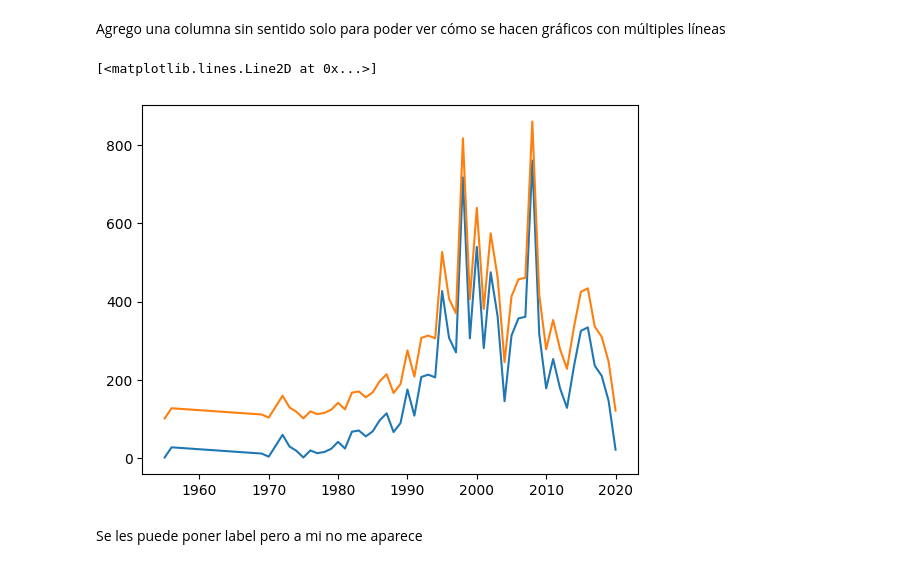
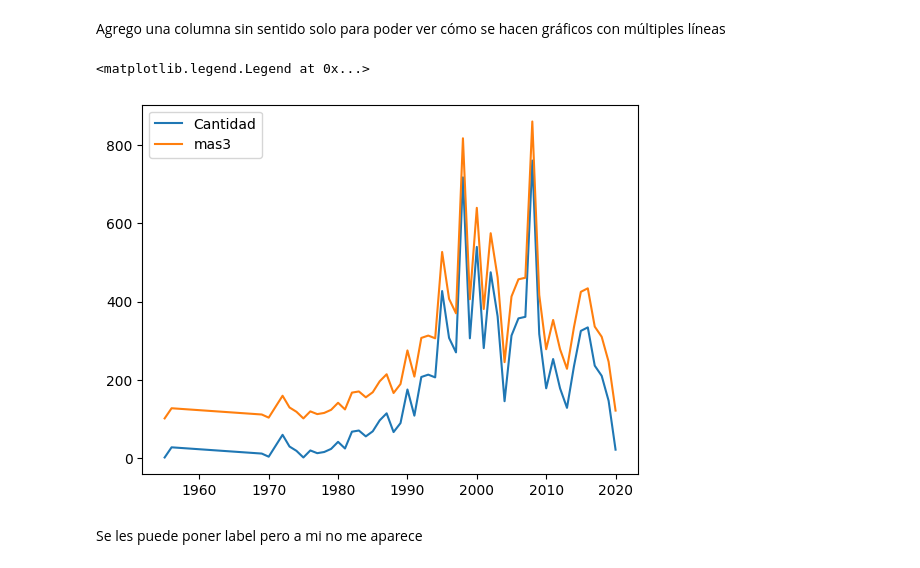
Before and after one commit to MartinaLarrea/Segundo-parcial, a Jupyter notebook: EDA/bases.ipynb, the cells around one changed output. Drawn from its saved outputs; the diff is of its cells as text; code cells hidden in the pictures.

```diff
--- a/EDA/bases.ipynb
+++ b/EDA/bases.ipynb
@@ -412,11 +408,14 @@ Agrego una columna sin sentido solo para poder ver cómo se hacen gráficos con
 # %%
 resultado["mas3"] = resultado["Cantidad"] + 100
 # %%
-plt.plot(resultado["Year"], resultado["Cantidad"])
-plt.plot(resultado["Year"], resultado["mas3"])
+plt.plot(resultado["Year"], resultado["Cantidad"], label='Cantidad')
+plt.plot(resultado["Year"], resultado["mas3"], label='mas3')
+
+# Agregar leyenda
+plt.legend()
 # %% [output]
-[<matplotlib.lines.Line2D at 0x...>]
+<matplotlib.legend.Legend at 0x...>
-[figure, old version]
+[figure, new version]
 # %% [markdown]
 Se les puede poner label pero a mi no me aparece
 # %% [markdown]
```
Also changed, not shown: parts of 18 cells of this notebook.
